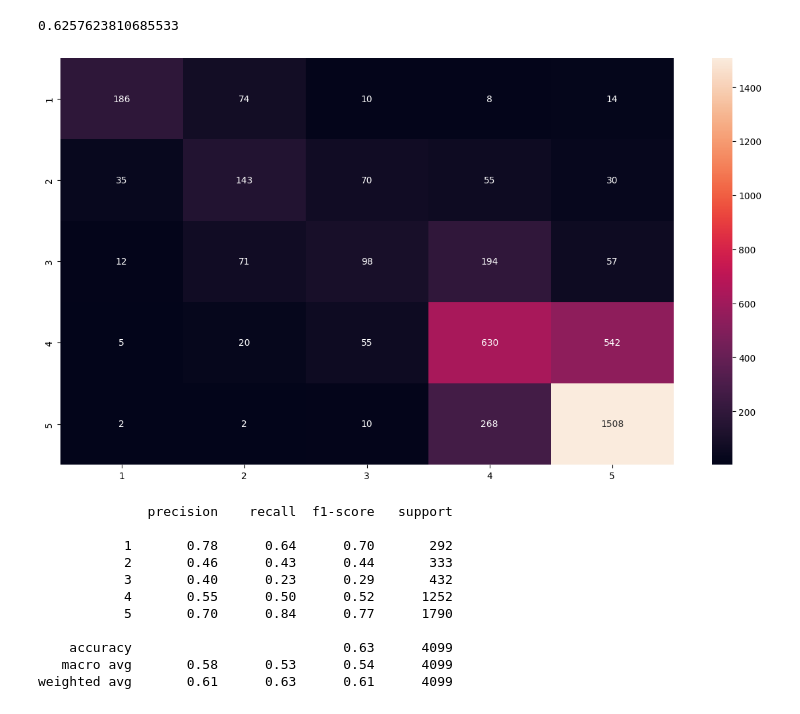
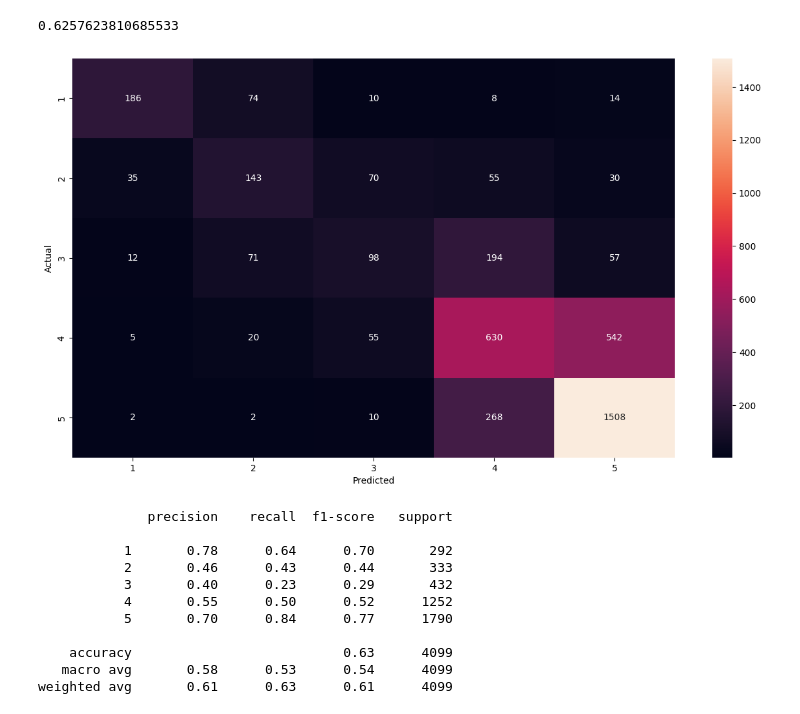
Before and after one commit to janchilling/Hotel_Reviews, a Jupyter notebook: tripadvisor_hotel_reviews_ML.ipynb, the cells around one changed output. Drawn from its saved outputs; the diff is of its cells as text; code cells hidden in the pictures.

```diff
--- a/tripadvisor_hotel_reviews_ML.ipynb
+++ b/tripadvisor_hotel_reviews_ML.ipynb
@@ -37,7 +39,7 @@ from imblearn.over_sampling import SMOTE
 [nltk_data]   Package punkt is already up-to-date!
 # %%
 #Reading the data.
-df = pd.read_csv("./tripadvisor_hotel_reviews.csv")
+df = pd.read_csv("./Dataset/tripadvisor_hotel_reviews.csv")
 # %%
 #Checking the dataframe.
 df.head()
@@ -289,16 +293,18 @@ print(accuracy_score(logreg_prediction, Y_test))
 # %%
 cm = confusion_matrix(Y_test,logreg_prediction)
 
 cm_fig = pd.DataFrame(
     cm, index = ['1', '2', '3', '4', '5'],
     columns = ['1', '2', '3', '4', '5']
 )
 
 plt.figure(figsize = (15,8))
 sns.heatmap(cm_fig, annot=True, fmt="d")
+plt.ylabel('Actual')
+plt.xlabel('Predicted')
 plt.show()
 # %% [output]
-[figure, old version]
+[figure, new version]
 # %%
 cr = classification_report(Y_test, logreg_prediction)
 # %%
```
Also changed, not shown: parts of 5 cells of this notebook, 4 other files.
